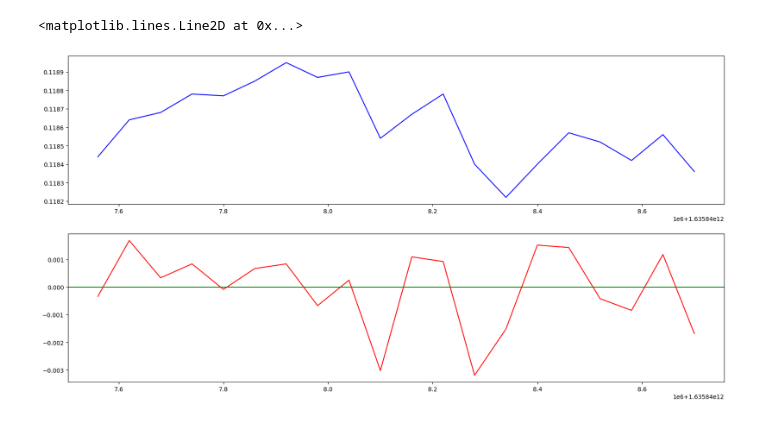
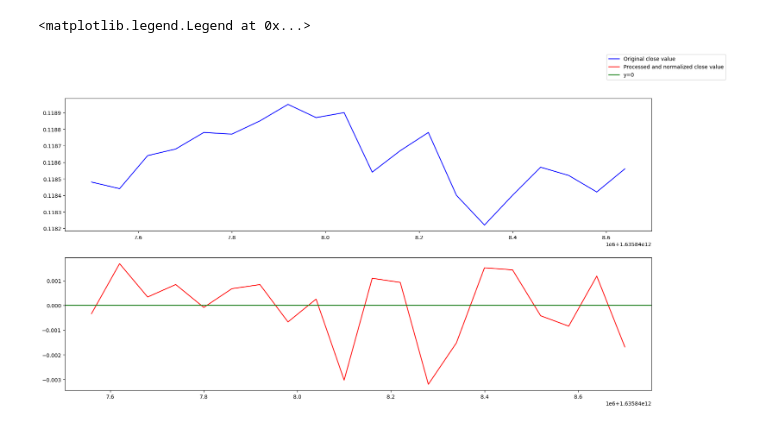
Before and after one commit to Jonohas/crypto-ai-trading, a Jupyter notebook: compare-orginal-processed.ipynb, the cells around one changed output. Drawn from its saved outputs; the diff is of its cells as text; code cells hidden in the pictures.

```diff
--- a/compare-orginal-processed.ipynb
+++ b/compare-orginal-processed.ipynb
@@ -14,13 +14,15 @@ df_processed = df_processed.head(20)
 # %%
 # create subplots
 fig, (ax1, ax2) = plt.subplots(2, 1, figsize=(20, 10))
 
 # create a chart for original close price
-ax1.plot(df_original["event_time"], df_original['close'], color='blue', label='Original')
+ax1.plot(df_original["event_time"], df_original['close'], color='blue', label='Original close value')
 
 # create a chart for processed close price on seperate chart
-ax2.plot(df_processed['event_time'], df_processed['close'], color='red', label='Processed')
+ax2.plot(df_processed['event_time'], df_processed['close'], color='red', label='Processed and normalized close value')
 ax2.axhline(y=0, c="green", label="y=0")
+
+fig.legend()
 # %% [output]
-<matplotlib.lines.Line2D at 0x...>
+<matplotlib.legend.Legend at 0x...>
-[figure, old version]
+[figure, new version]
```
Also changed, not shown: parts of 1 cell of this notebook, 1 other file.
